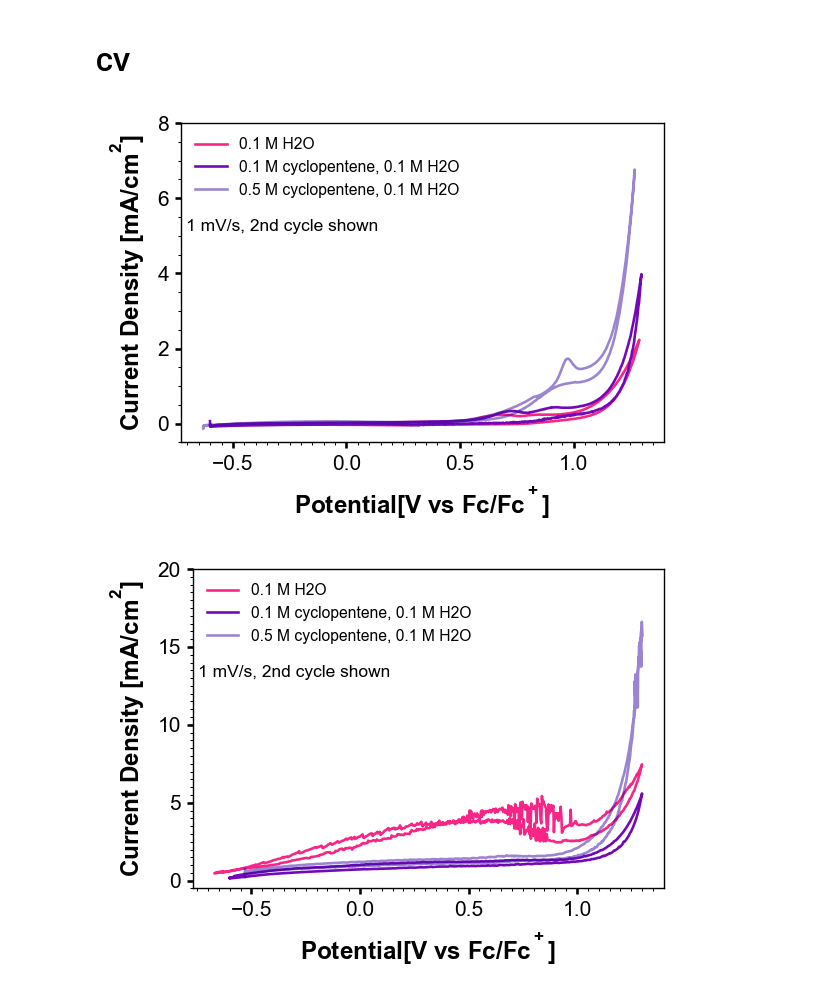
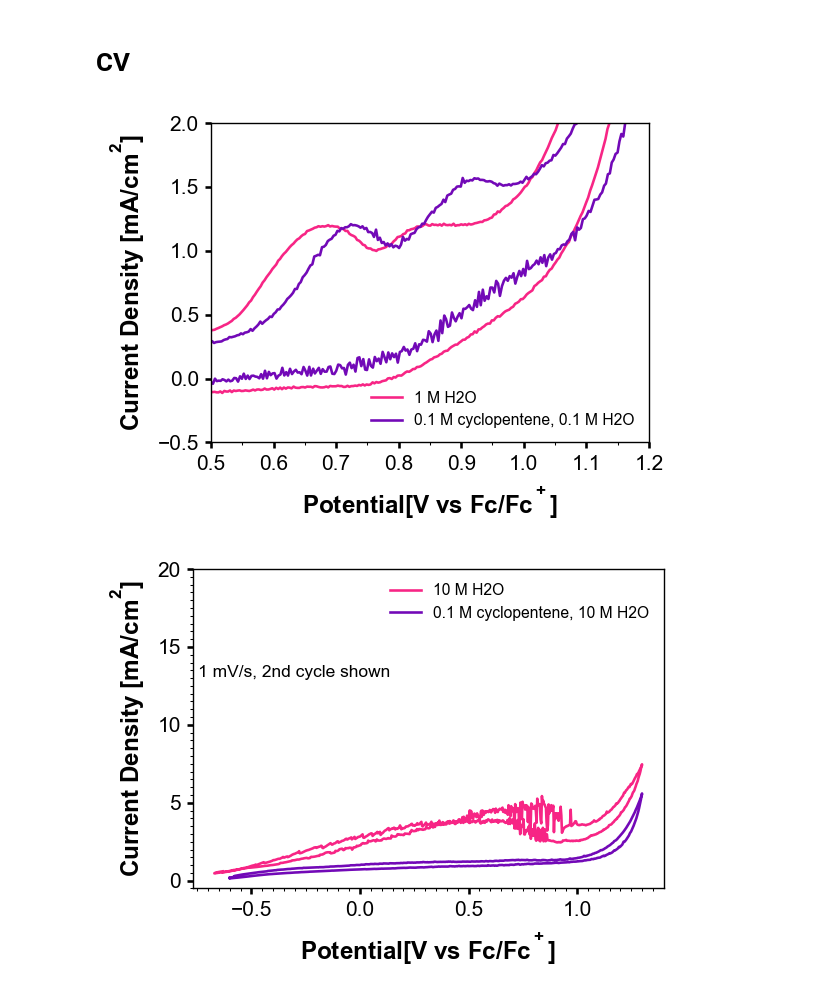
Before and after one commit to CJiang74/MnO_kinetics, a Jupyter notebook: MnO_kinetics.ipynb, the cells around one changed output. Saved outputs shown, nothing was run; the diff lists cells and outputs as text; code cells hidden in the pictures.

```diff
--- a/MnO_kinetics.ipynb
+++ b/MnO_kinetics.ipynb
@@ -323,23 +401,24 @@ df3 = process_mpt(
 # %%
 #generate code to plot the mpt data of potential vs current density for each of the above dataframes
 fig = plt.figure()
 ax = fig.gca()
-ax.plot(df1['E'], df1['I'], label='0.1 M H2O', c=c_2)
-ax.plot(df2['E'], df2['I'], label='0.1 M cyclopentene, 0.1 M H2O', c=c_3)
-ax.plot(df3['E'], df3['I'], label='0.5 M cyclopentene, 0.1 M H2O', c=c_4, alpha = 0.5)
+ax.plot(df1['E'], df1['I']/0.2, label='1 M H2O', c=c_2)
+ax.plot(df2['E'], df2['I']/0.28, label='0.1 M cyclopentene, 10 M H2O', c=c_3)
+#ax.plot(df3['E'], df3['I'], label='0.5 M cyclopentene, 0.1 M H2O', c=c_4, alpha = 0.5)
 textstr = '1 mV/s, 2nd cycle shown'
-ax.text(0.01,0.7,textstr,verticalalignment='top',horizontalalignment='left',
-         font='Arial', fontsize = 10,transform=ax.transAxes)
+#ax.text(0.01,0.7,textstr,verticalalignment='top',horizontalalignment='left',
+         #font='Arial', fontsize = 10,transform=ax.transAxes)
 ax.legend()
 ax.set_xlabel('Potential[V vs Fc/Fc$^+$]')
 ax.set_ylabel(r"Current Density [mA/cm$^2$]")
 ax.yaxis.set_minor_locator(MultipleLocator(0.5))
 ax.xaxis.set_minor_locator(MultipleLocator(0.05))
-ax.set_ylim(-0.5,8)
+ax.set_ylim(-0.5,2)
+ax.set_xlim(0.5,1.2)
 plt.tight_layout()
 plt.show()
 # %% [output]
-[figure, old version]
+[figure, new version]
 # %%
 df4 = process_mpt(
     importBiologicMPT(
@@ -369,9 +448,9 @@ df6 = process_mpt(
 # %%
 fig = plt.figure()
 ax = fig.gca()
-ax.plot(df4['E'], df4['I'], label='0.1 M H2O', c=c_2)
-ax.plot(df5['E'], df5['I'], label='0.1 M cyclopentene, 0.1 M H2O', c=c_3)
-ax.plot(df6['E'], df6['I'], label='0.5 M cyclopentene, 0.1 M H2O', c=c_4, alpha = 0.5)
+ax.plot(df4['E'], df4['I'], label='10 M H2O', c=c_2)
+ax.plot(df5['E'], df5['I'], label='0.1 M cyclopentene, 10 M H2O', c=c_3)
+#ax.plot(df6['E'], df6['I'], label='0.5 M cyclopentene, 10 M H2O', c=c_4, alpha = 0.5)
 textstr = '1 mV/s, 2nd cycle shown'
 ax.text(0.01,0.7,textstr,verticalalignment='top',horizontalalignment='left',
          font='Arial', fontsize =
@@ -385,4 +464,4 @@ ax.set_ylim(-0.5,20)
 plt.tight_layout()
 plt.show()
 # %% [output]
-[figure, old version]
+[figure, new version]
```
Also changed, not shown: parts of 10 cells of this notebook.
